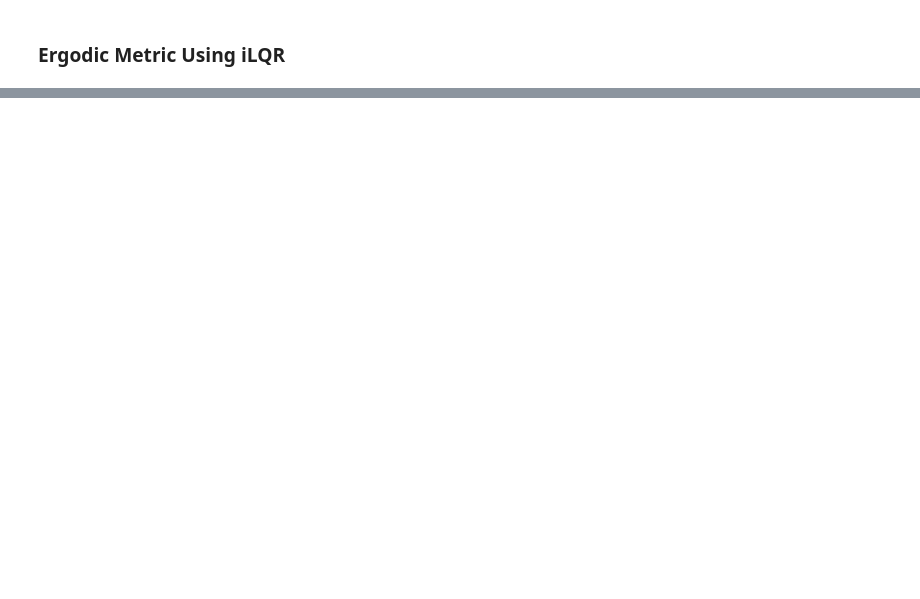
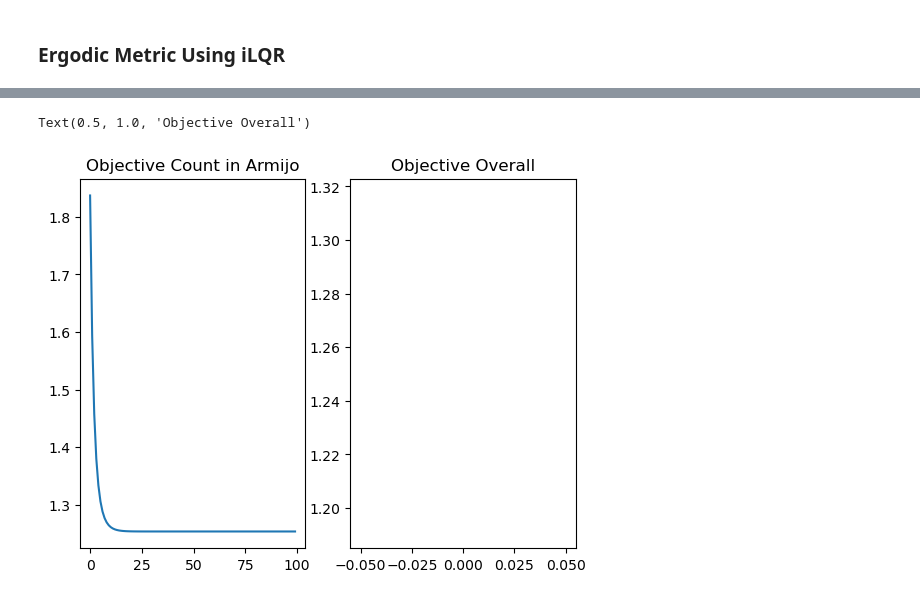
Before and after one commit to CristianVillazhannay/ME455, a Jupyter notebook: HW5Q1_Redo.ipynb, the cells around one changed output, grey strips where cells are left out. Saved outputs shown, nothing was run; the diff lists cells and outputs as text; code cells hidden in the pictures; blank space fills up the shorter version.

```diff
--- a/HW5Q1_Redo.ipynb
+++ b/HW5Q1_Redo.ipynb
@@ -49,7 +56,7 @@ bounds = subspace(target)
 
 #creation of our time boundary
 t = 10
-timestep = 1000
+timestep = 100
 time, dt = np.linspace(0,t,timestep,retstep=True)
 
 #create the guess, trajectory, and controls
@@ -357,0 +572,18 @@ def b(t, R):
+# %%
+##Setup our constants
+Q  = np.diag([1,1])
+
+#When r is equal to zero then Q must be equal to P1
+R  = np.diag([1,1])
+P1 = np.diag([0,0])
+
+#The terminal condition for r is that it is equal to zero.
+# rT = np.zeros((2,))
+# rT = np.ones((2,))    #First curvature in line
+rT = np.array([1, 0])
+
+#The initial condition for z is that it is equal to zero.
+z0 = np.zeros((2,))
+
+#calculate the pk over the entire domain
+pk = phi_k(bounds, mu, covar, 100, 10)
@@ -357,0 +719,13 @@ def b(t, R):
+# %%
+##Plots-------------------------------------------------------------------------------------------------
+fig, axs = plt.subplots(1,2)
+#Plotting the reference trajectory
+axs[0].plot(ob_Arr[0:100])
+axs[0].set_title("Objective Count in Armijo")
+
+#Plotting the control signal
+axs[1].plot(obj_Arr, "tab:orange")
+axs[1].set_title("Objective Overall")
+# %% [output]
+Text(0.5, 1.0, 'Objective Overall')
+[figure, added]
```
Also changed, not shown: parts of 9 cells of this notebook, 1 other file.
